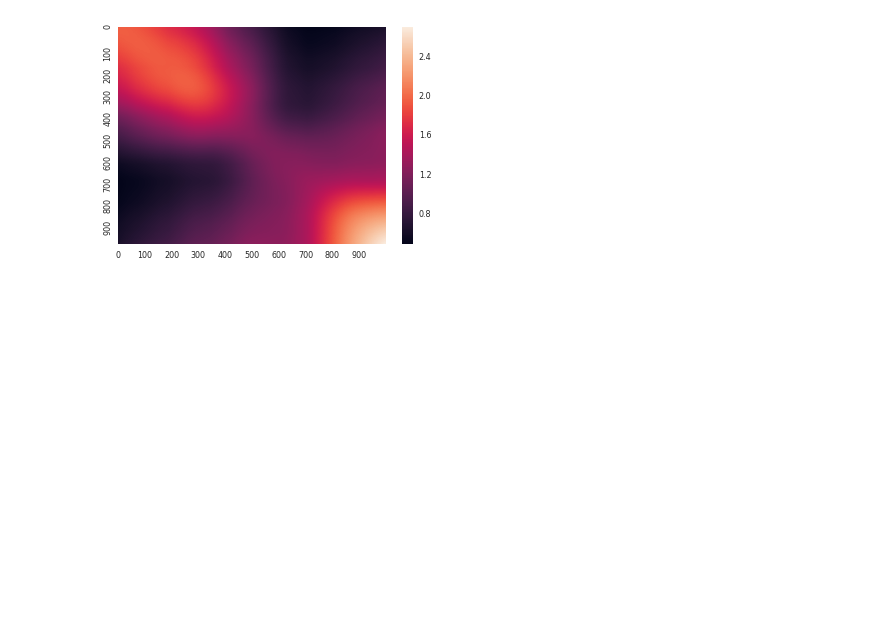
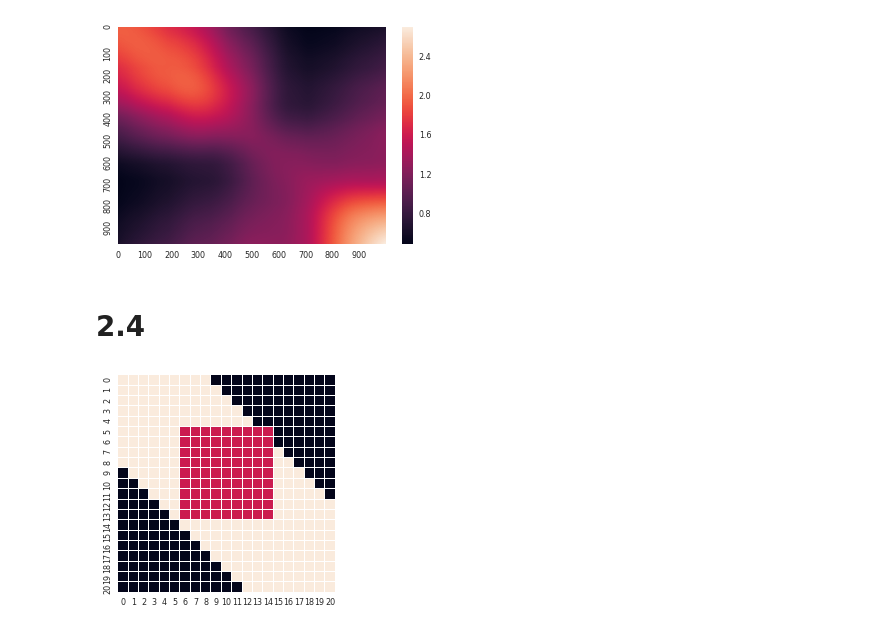
Before and after one commit to WilliamBo/MasterProject, a Jupyter notebook: Master Project/Code/ProjectImages.ipynb, the cells around one changed output. Drawn from its saved outputs; the diff is of its cells as text; code cells hidden in the pictures; blank space fills up the shorter version.

```diff
--- a/Master Project/Code/ProjectImages.ipynb
+++ b/Master Project/Code/ProjectImages.ipynb
@@ -215,3 +213,20 @@ fig = ax.get_figure()
 [figure]
 [figure]
 [figure]
+# %% [markdown]
+# 2.4
+# %%
+A = np.zeros((21,21))
+sns.heatmap(A,linewidths=.01,square=True,cbar=False)
+for i in range(21):
+    for j in range(21):
+        if abs(i-j) < 9:
+            A[i,j]=1
+sns.heatmap(A,linewidths=.01,square=True,cbar=False)
+for i in range(5,14):
+    for j in range(6,15):
+        A[i,j] = 0.5
+sns.heatmap(A,linewidths=.01,square=True,cbar=False)
+#plt.savefig('images/24/matcomp.png',bbox_inches='tight', pad_inches=0)
+# %% [output]
+[figure, added]
```
Also changed, not shown: parts of 8 cells of this notebook, 17 other files.
